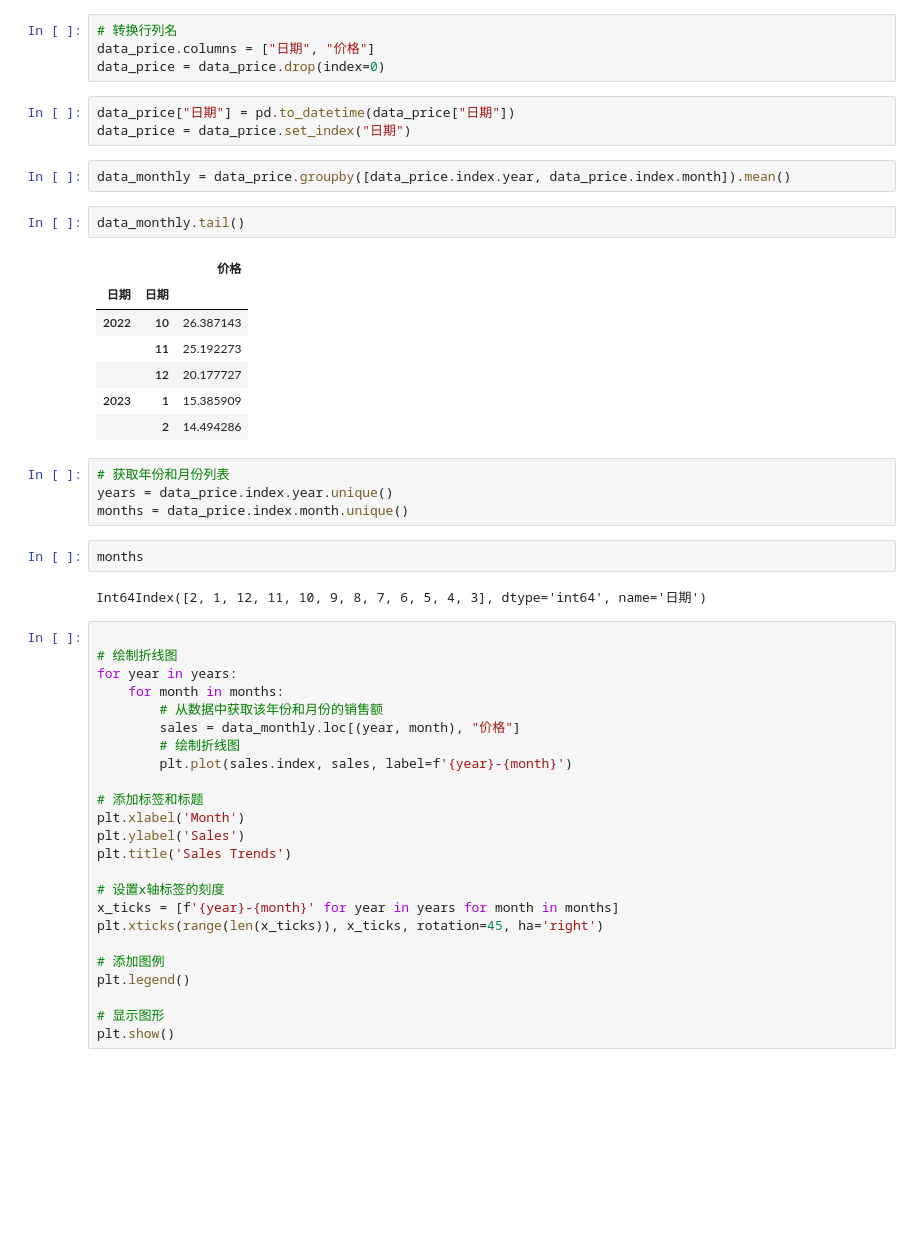
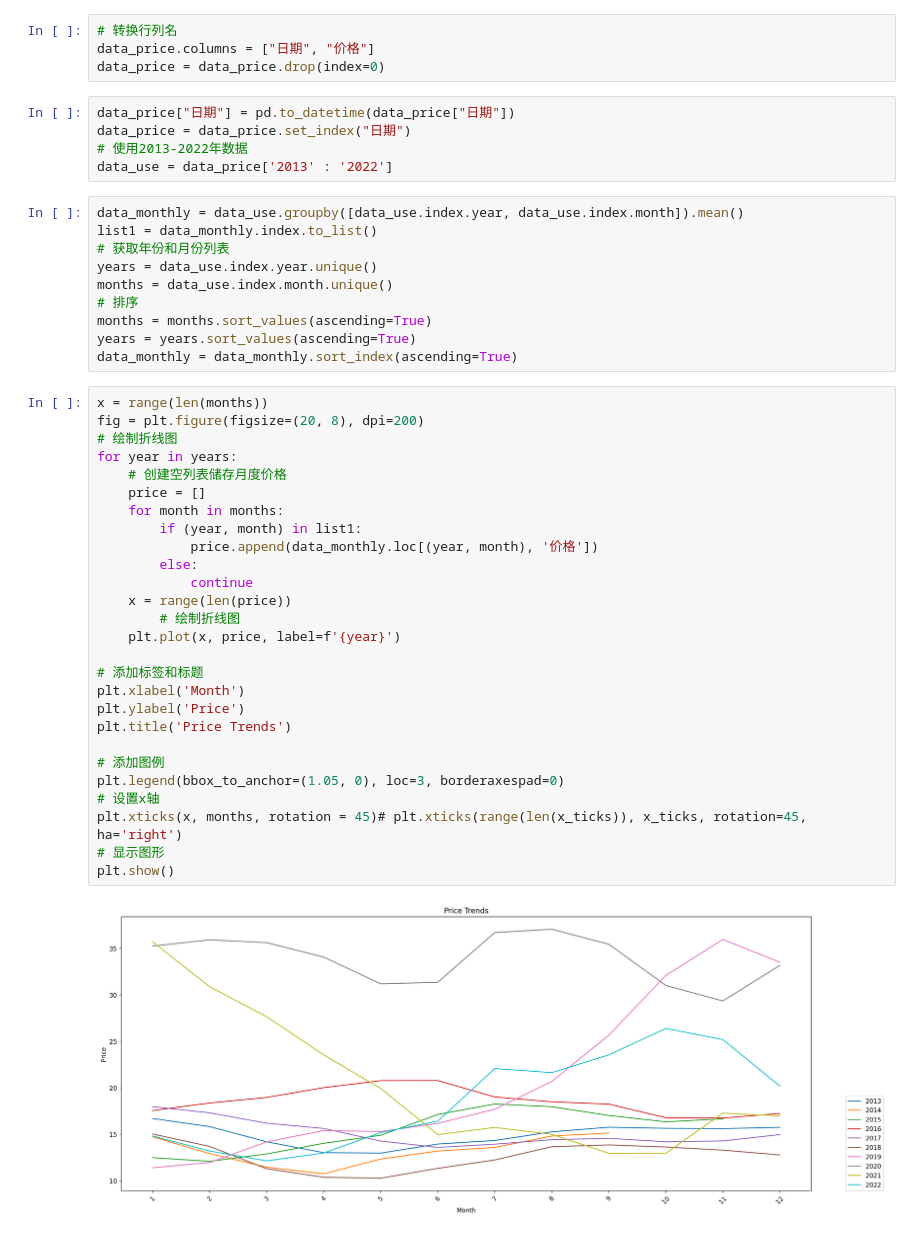
Before and after one commit to asdFllL/swine-data-analysis, a Jupyter notebook: data_clear_and_analysis/数据清洗.ipynb, the cells around one changed output. Cells and saved outputs as stored; diff of their text form; blank space fills up the shorter version.

```diff
--- a/data_clear_and_analysis/数据清洗.ipynb
+++ b/data_clear_and_analysis/数据清洗.ipynb
@@ -30,47 +33,44 @@ data_price = data_price.drop(index=0)
 # %%
 data_price["日期"] = pd.to_datetime(data_price["日期"])
 data_price = data_price.set_index("日期")
+# 使用2013-2022年数据
+data_use = data_price['2013' : '2022']
-# %%
-data_monthly = data_price.groupby([data_price.index.year, data_price.index.month]).mean()
-# %%
-data_monthly.tail()
-# %% [output]
-|  |  | 价格 |
-| 日期 | 日期 |  |
-| 2022 | 10 | 26.387143 |
-|  | 11 | 25.192273 |
-|  | 12 | 20.177727 |
-| 2023 | 1 | 15.385909 |
-|  | 2 | 14.494286 |
-# %%
-# 获取年份和月份列表
-years = data_price.index.year.unique()
-months = data_price.index.month.unique()
-# %%
-months
-# %% [output]
-Int64Index([2, 1, 12, 11, 10, 9, 8, 7, 6, 5, 4, 3], dtype='int64', name='日期')
+# %%
+data_monthly = data_use.groupby([data_use.index.year, data_use.index.month]).mean()
+list1 = data_monthly.index.to_list()
+# 获取年份和月份列表
+years = data_use.index.year.unique()
+months = data_use.index.month.unique()
+# 排序
+months = months.sort_values(ascending=True)
+years = years.sort_values(ascending=True)
+data_monthly = data_monthly.sort_index(ascending=True)
 # %%
-
+x = range(len(months))
+fig = plt.figure(figsize=(20, 8), dpi=200)
 # 绘制折线图
 for year in years:
+    # 创建空列表储存月度价格
+    price = []
     for month in months:
-        # 从数据中获取该年份和月份的销售额
-        sales = data_monthly.loc[(year, month), "价格"]
+        if (year, month) in list1:
+            price.append(data_monthly.loc[(year, month), '价格'])
+        else:
+            continue
+    x = range(len(price))
         # 绘制折线图
-        plt.plot(sales.index, sales, label=f'{year}-{month}')
+    plt.plot(x, price, label=f'{year}')
 
 # 添加标签和标题
 plt.xlabel('Month')
-plt.ylabel('Sales')
-plt.title('Sales Trends')
-
-# 设置x轴标签的刻度
-x_ticks = [f'{year}-{month}' for year in years for month in months]
-plt.xticks(range(len(x_ticks)), x_ticks, rotation=45, ha='right')
+plt.ylabel('Price')
+plt.title('Price Trends')
 
 # 添加图例
-plt.legend()
-
+plt.legend(bbox_to_anchor=(1.05, 0), loc=3, borderaxespad=0)
+# 设置x轴
+plt.xticks(x, months, rotation = 45)# plt.xticks(range(len(x_ticks)), x_ticks, rotation=45, ha='right')
 # 显示图形
 plt.show()
+# %% [output]
+[figure, added]
```
Also changed, not shown: parts of 4 cells of this notebook.
